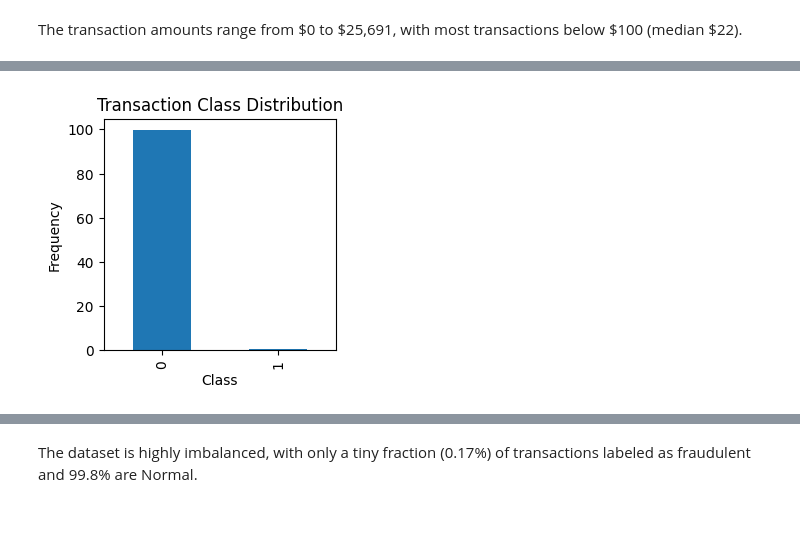
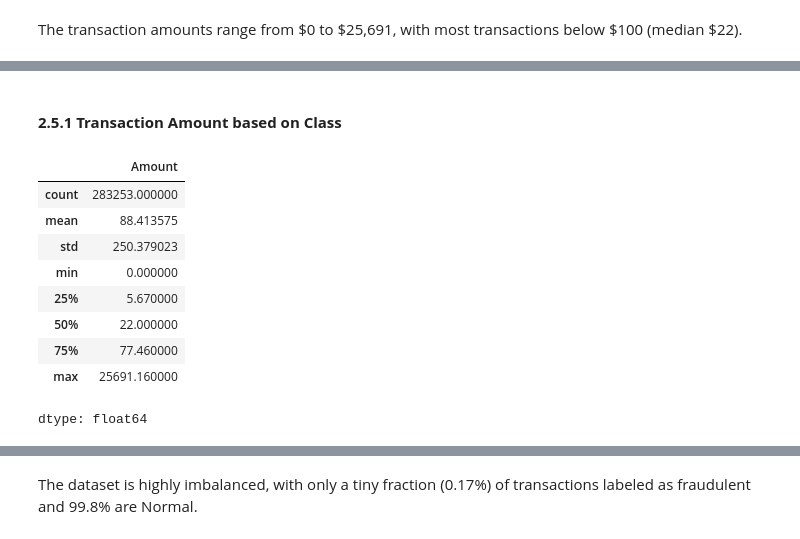
Before and after one commit to rixwan-khan/Credit_Card_Fraud_Detection, a Jupyter notebook: credit_card_fraud_detection.ipynb, the cells around one changed output, grey strips where cells are left out. Cells and saved outputs as stored; diff of their text form; code cells hidden in the pictures.

```diff
--- a/credit_card_fraud_detection.ipynb
+++ b/credit_card_fraud_detection.ipynb
@@ -214,9 +215,22 @@ dist
 dtype: float64
-# %%
-plt.figure(figsize=(3,3))
-dist.plot(kind = 'bar')
-plt.title("Transaction Class Distribution")
-plt.xlabel("Class")
-plt.ylabel("Frequency");
-# %% [output]
-[figure, removed]
+# %% [markdown]
+#### **2.5.1 Transaction Amount based on Class**
+# %%
+# Transaction class:  0=Normal, 1=Fraud
+
+non_fraud_txn = df[df['Class']==0]
+fraud_txn = df[df['Class']==1]
+# %%
+# statistical summary for the Amount column of non-fraudulent transactions
+non_fraud_txn.Amount.describe()
+# %% [output]
+|  | Amount |
+| count | 283253.000000 |
+| mean | 88.413575 |
+| std | 250.379023 |
+| min | 0.000000 |
+| 25% | 5.670000 |
+| 50% | 22.000000 |
+| 75% | 77.460000 |
+| max | 25691.160000 |
+dtype: float64
```
Also changed, not shown: parts of 40 cells of this notebook.
